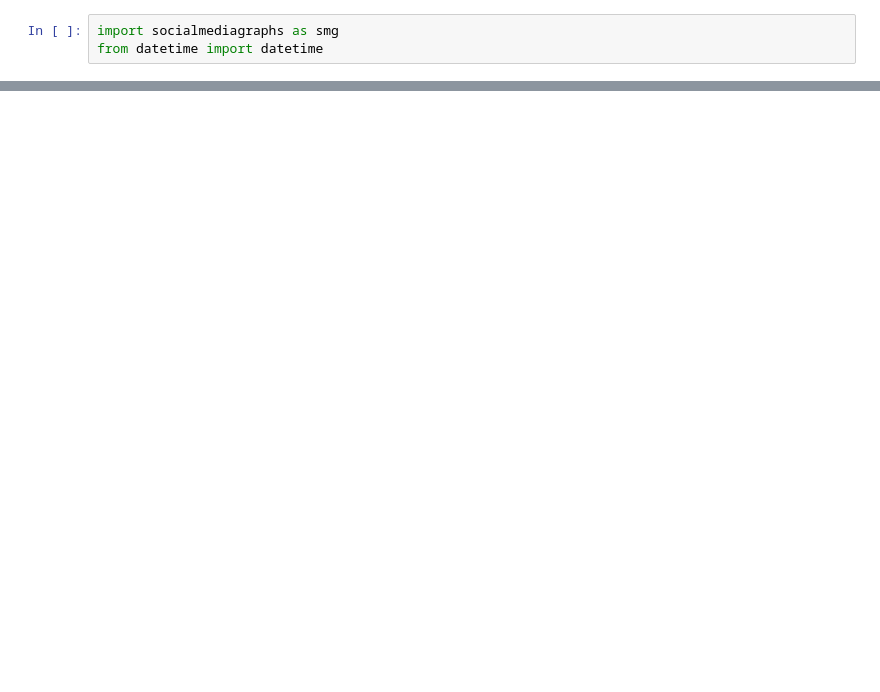
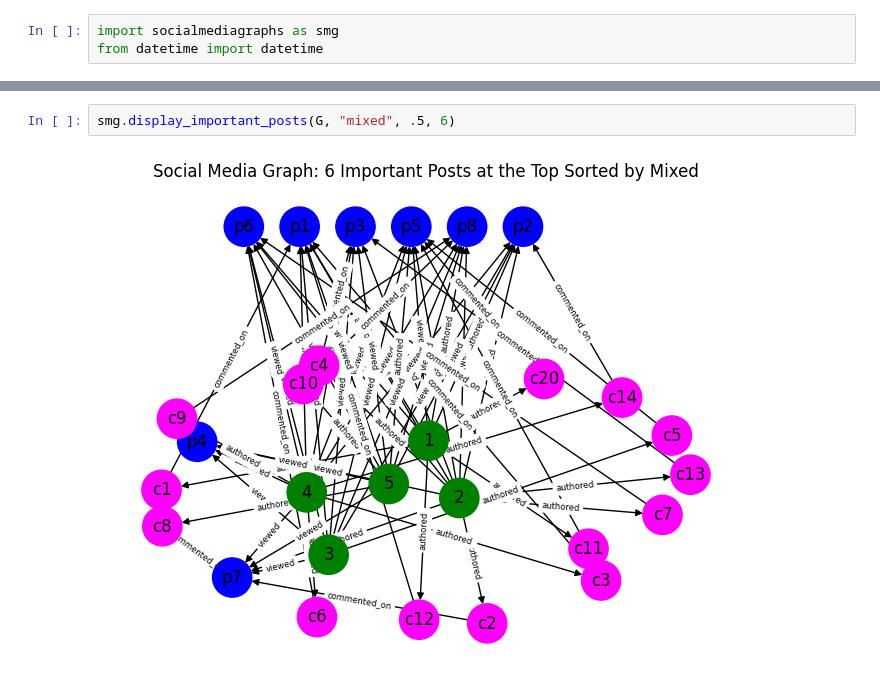
Before and after one commit to jswlee/ICS311_Assignment6, a Jupyter notebook: social-media-example-usage.ipynb, the cells around one changed output, grey strips where cells are left out. Drawn from its saved outputs; the diff is of its cells as text; blank space fills up the shorter version.

```diff
--- a/social-media-example-usage.ipynb
+++ b/social-media-example-usage.ipynb
@@ -236,0 +241,4 @@ else:
+# %%
+smg.display_important_posts(G, "mixed", .5, 6)
+# %% [output]
+[figure, added]
```
Also changed, not shown: parts of 4 cells of this notebook, 2 other files.
